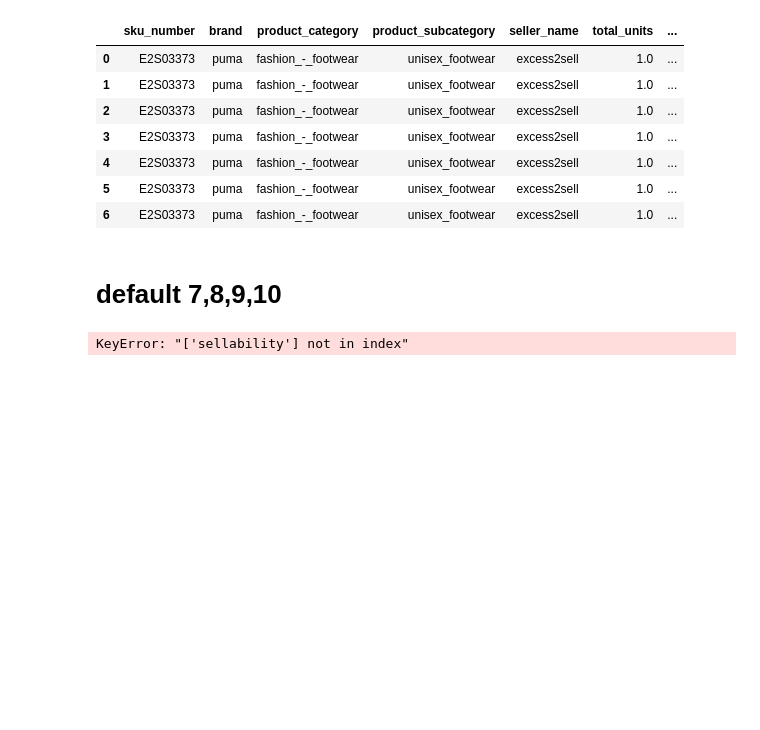
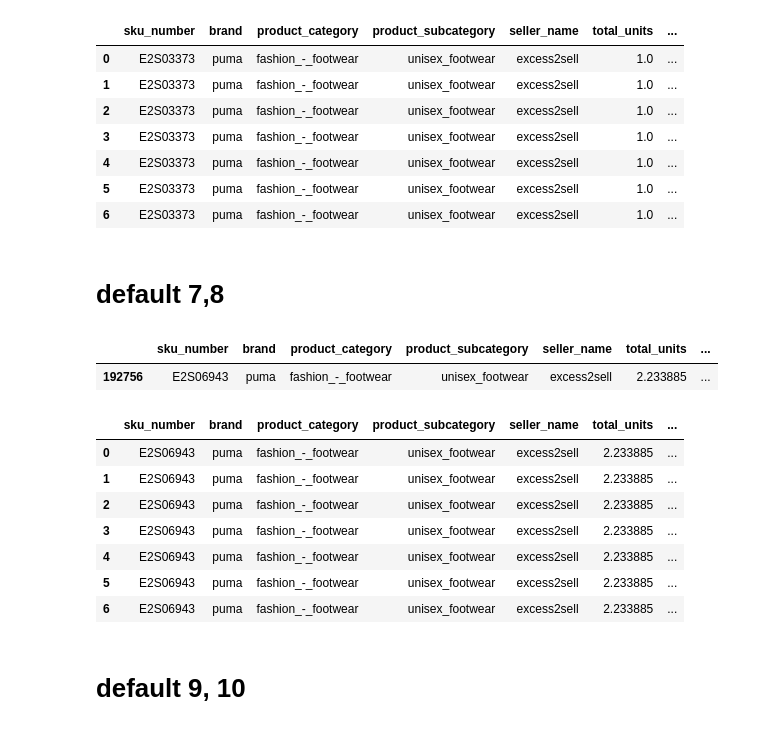
Before and after one commit to rohit-pollen/Fern, a Jupyter notebook: Fern_ALL_Inference.ipynb, the cells around one changed output. Drawn from its saved outputs; the diff is of its cells as text; code cells hidden in the pictures; blank space fills up the shorter version.

Commit message:
adding default 7,8,9,10 inference code

```diff
--- a/Fern_ALL_Inference.ipynb
+++ b/Fern_ALL_Inference.ipynb
@@ -131,9 +129,41 @@ test_data
 | 5 | E2S03373 | puma | fashion_-_footwear | unisex_footwear | excess2sell | 1.0 | ... |
 | 6 | E2S03373 | puma | fashion_-_footwear | unisex_footwear | excess2sell | 1.0 | ... |
 # %% [markdown]
-# default 7,8,9,10
+# default 7,8
+# %%
+X_val_time_at_a_price = joblib.load("/content/drive/MyDrive/PSI_Modeling_Data/Fern/X_val_time_at_a_price.pkl")
 # %%
-X_val[['sku_number', 'brand', 'product_category', 'product_subcategory', 'seller_name', 'total_units', 'shelf_life_remaining_days',
+test_data = X_val_time_at_a_price.sample(1)
+test_data = test_data[['sku_number', 'brand', 'product_category', 'product_subcategory', 'seller_name', 'total_units', 'shelf_life_remaining_days',
               'listing_condition', 'retail_price_per_unit_usd', 'order_price_per_unit_usd', 'domestic_export', 'sellability']]
+test_data = test_data.rename(columns = {'order_price_per_unit_usd' : 'asking_price_per_unit_usd'})
-# %% [output]
-KeyError: "['sellability'] not in index"
+# %%
+test_data
+# %% [output]
+|  | sku_number | brand | product_category | product_subcategory | seller_name | total_units | ... |
+| 192756 | E2S06943 | puma | fashion_-_footwear | unisex_footwear | excess2sell | 2.233885 | ... |
+# %%
+def get_dummy_prices(x):
+  return [x*0.7, x*0.8, x*0.9, x, x*1.1, x*1.2, x*1.3]
+
+test_data['new_price_per_unit_usd'] = test_data['asking_price_per_unit_usd'].apply(get_dummy_prices)
+test_data = test_data.explode('new_price_per_unit_usd').reset_index(drop = True)
+test_data['order_price_per_unit_usd'] = test_data['new_price_per_unit_usd']
+test_data = test_data.drop('new_price_per_unit_usd', axis = 1)
+
+test_data['time'] = time_at_a_price_model.predict(test_data)
+test_data['time'] = np.expm1(test_data['time'])
+test_data['discount / price_hike_from_asking'] = (test_data['order_price_per_unit_usd'] - test_data['asking_price_per_unit_usd']) / test_data['asking_price_per_unit_usd'] * 100
+# %%
+test_data
+# %% [output]
+|  | sku_number | brand | product_category | product_subcategory | seller_name | total_units | ... |
+| 0 | E2S06943 | puma | fashion_-_footwear | unisex_footwear | excess2sell | 2.233885 | ... |
+| 1 | E2S06943 | puma | fashion_-_footwear | unisex_footwear | excess2sell | 2.233885 | ... |
+| 2 | E2S06943 | puma | fashion_-_footwear | unisex_footwear | excess2sell | 2.233885 | ... |
+| 3 | E2S06943 | puma | fashion_-_footwear | unisex_footwear | excess2sell | 2.233885 | ... |
+| 4 | E2S06943 | puma | fashion_-_footwear | unisex_footwear | excess2sell | 2.233885 | ... |
+| 5 | E2S06943 | puma | fashion_-_footwear | unisex_footwear | excess2sell | 2.233885 | ... |
+| 6 | E2S06943 | puma | fashion_-_footwear | unisex_footwear | excess2sell | 2.233885 | ... |
+# %% [markdown]
+# default 9, 10
```
Also changed, not shown: parts of 5 cells of this notebook.
